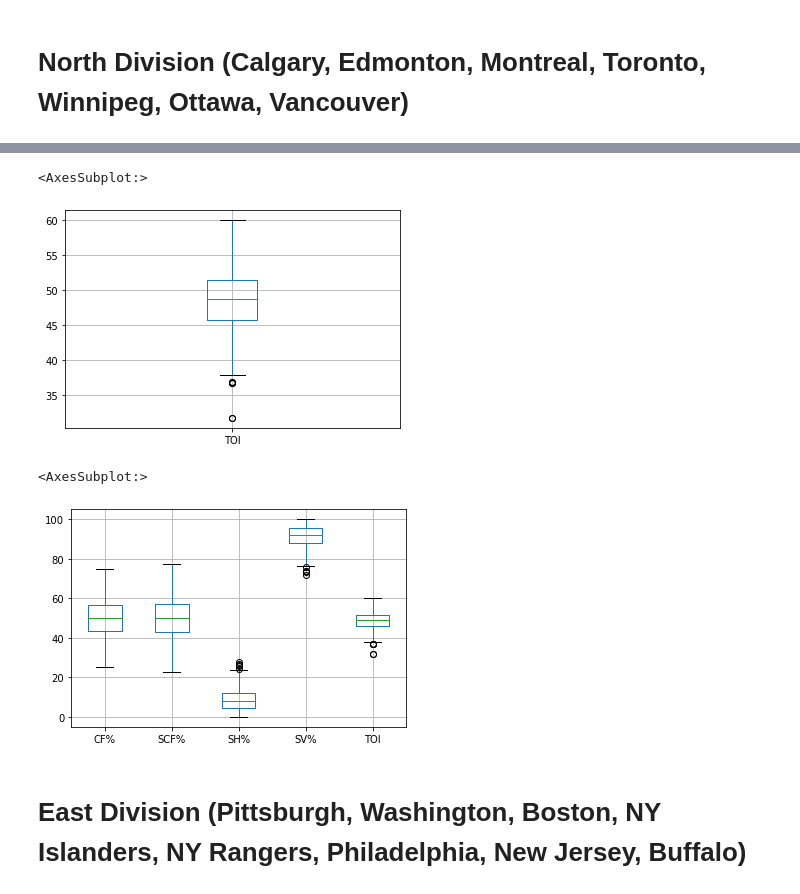
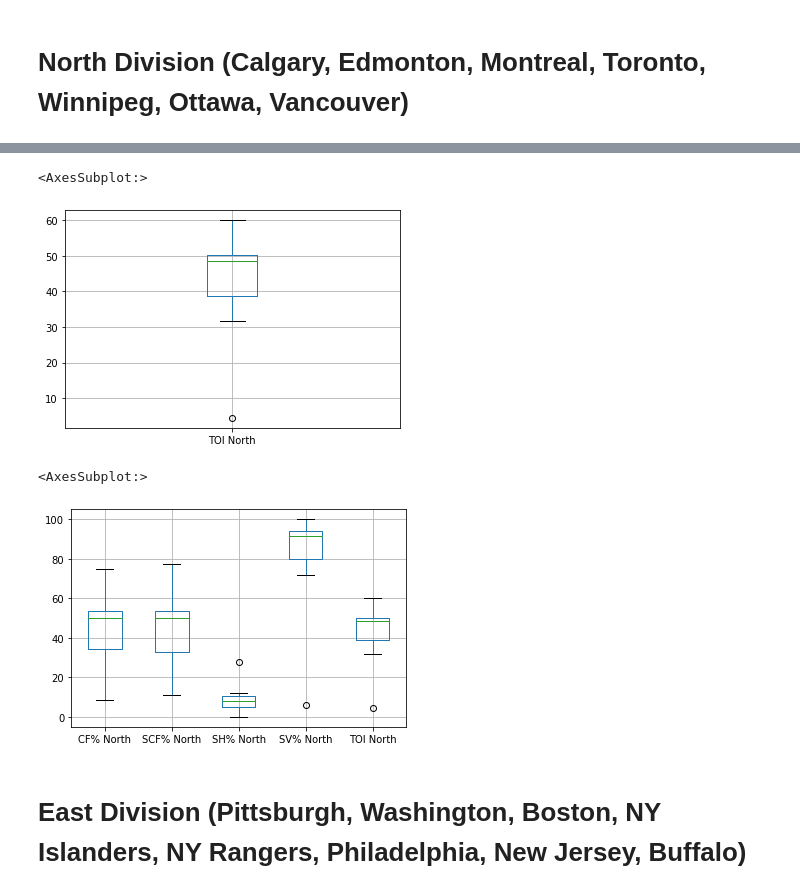
Before and after one commit to data301-2021-winter1/project-group23-project, a Jupyter notebook: notebooks/analysis2.ipynb, the cells around one changed output, grey strips where cells are left out. Drawn from its saved outputs; the diff is of its cells as text; code cells hidden in the pictures.

Commit message:
Fixed method Chains and played around with North division

```diff
--- a/notebooks/analysis2.ipynb
+++ b/notebooks/analysis2.ipynb
@@ -98,12 +99,13 @@ northdiv1 = df.drop(data[data.Team.isin([ "Arizona Coyotes", "Buffalo Sabres", "
                                         "St Louis Blues", "Vegas Golden Knights", "New Jersey Devils", "New York Islanders", "New York Rangers", "Philadelphia Flyers",
                                         "Washington Capitals", "Anaheim Ducks"])].index)
 northdiv = northdiv1.reset_index()
-print(northdiv['Team'].value_counts())
+print(northdiv['Team'].value_counts()) # I do this to double check that I have the correct temas selected and they each played 56 regular season games.
 print(sns.violinplot(x="TOI", y="Team", data=northdiv))
 northdiv = northdiv.drop(columns = ['Team', 'index'])
-#northdiv
-northdiv = northdiv.rename(columns={'TOI':'TOI North','CF%':'CF% North','SCF%':'SCF% North' , 'SH%' : 'SH% North', 'SV%': 'SV% North' ,'PDO' : 'PDO North'})  # old method
-northdiv =northdiv.describe().T#[['mean', 'min', 'max']]
+northdiv = northdiv.rename(columns={'TOI':'TOI North','CF%':'CF% North','SCF%':'SCF% North' , 'SH%' : 'SH% North', 'SV%': 'SV% North' ,'PDO' : 'PDO North'})
+northdiv =northdiv.describe()#[['mean', 'min', 'max']]
+northdiv = northdiv.drop(['count'], axis= 0 )
+northdiv
 # %% [output]
 Montreal Canadiens     56
 Toronto Maple Leafs    56
@@ -117,14 +127,14 @@ AxesSubplot(0.125,0.125;0.775x0.755)
 [figure]
 # %%
-northdiv.boxplot(['TOI'])
+northdiv.boxplot(['TOI North'])
 # %% [output]
 <AxesSubplot:>
-[figure, old version]
+[figure, new version]
 # %%
-northdiv.boxplot(['CF%','SCF%','SH%','SV%','TOI'])
+northdiv.boxplot(['CF% North','SCF% North','SH% North','SV% North','TOI North'])
 # %% [output]
 <AxesSubplot:>
-[figure, old version]
+[figure, new version]
 # %% [markdown]
 # East Division (Pittsburgh, Washington, Boston, NY Islanders, NY Rangers, Philadelphia, New Jersey, Buffalo)
 # %%
```
Also changed, not shown: parts of 3 cells of this notebook, 1 other file.
